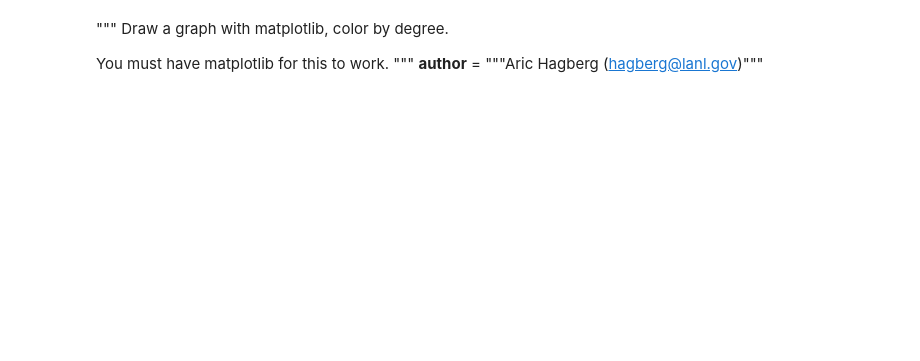
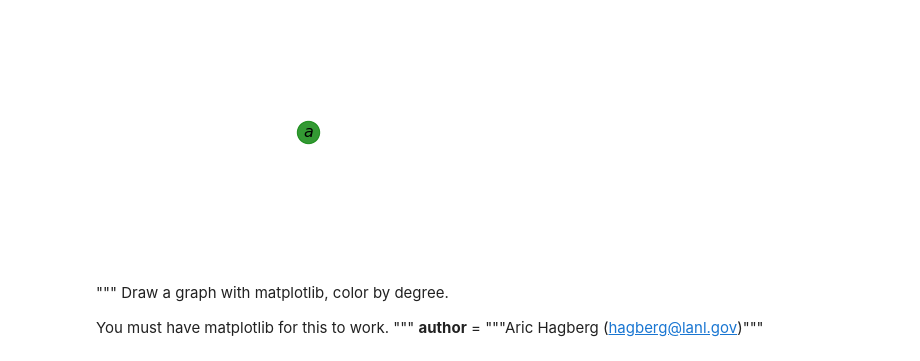
Before and after one commit to phips0/model, a Jupyter notebook: networkx-test1.ipynb, the cells around one changed output. Cells and saved outputs as stored; diff of their text form; code cells hidden in the pictures; blank space fills up the shorter version.

```diff
--- a/networkx-test1.ipynb
+++ b/networkx-test1.ipynb
@@ -47,3 +49,17 @@ plt.show() # display
+# %%
+nx.draw_networkx_nodes(G,pos,
+                      nodelist=[0],
+                      node_color='g',
+                      node_size=500,
+                      alpha=0.8)
+
+nx.draw_networkx_labels(G,pos,labels,font_size=16)
+
+plt.axis('off')
+plt.savefig("labels_and_colors.png") # save as png
+plt.show() # display
+# %% [output]
+[figure, added]
 # %% [markdown]
 """
 Draw a graph with matplotlib, color by degree.
```
Also changed, not shown: parts of 1 cell of this notebook, 2 other files.
